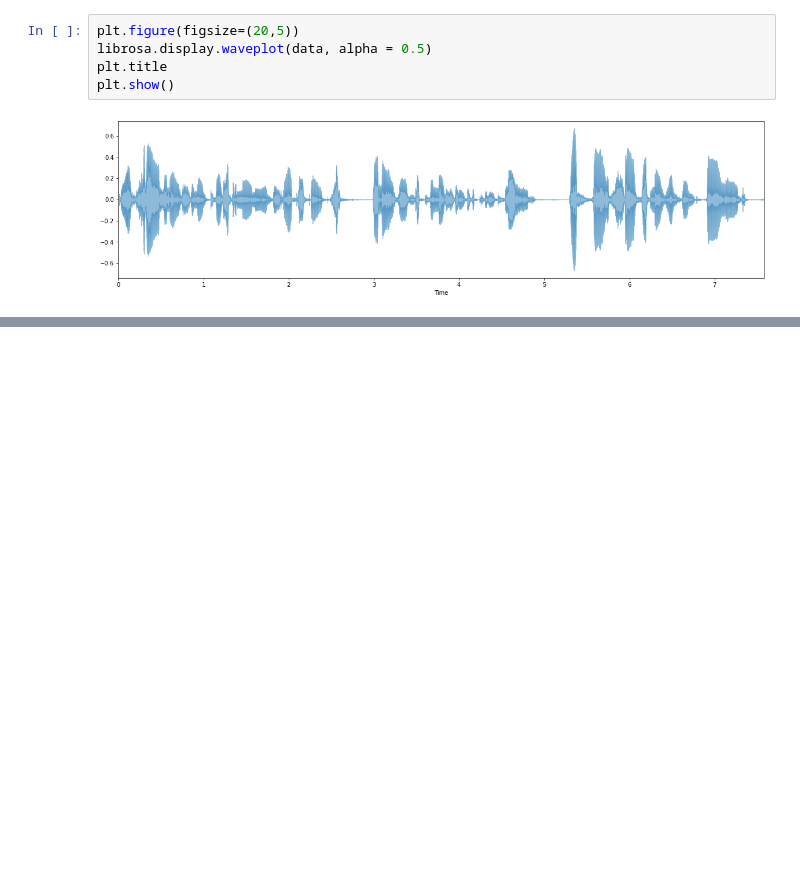
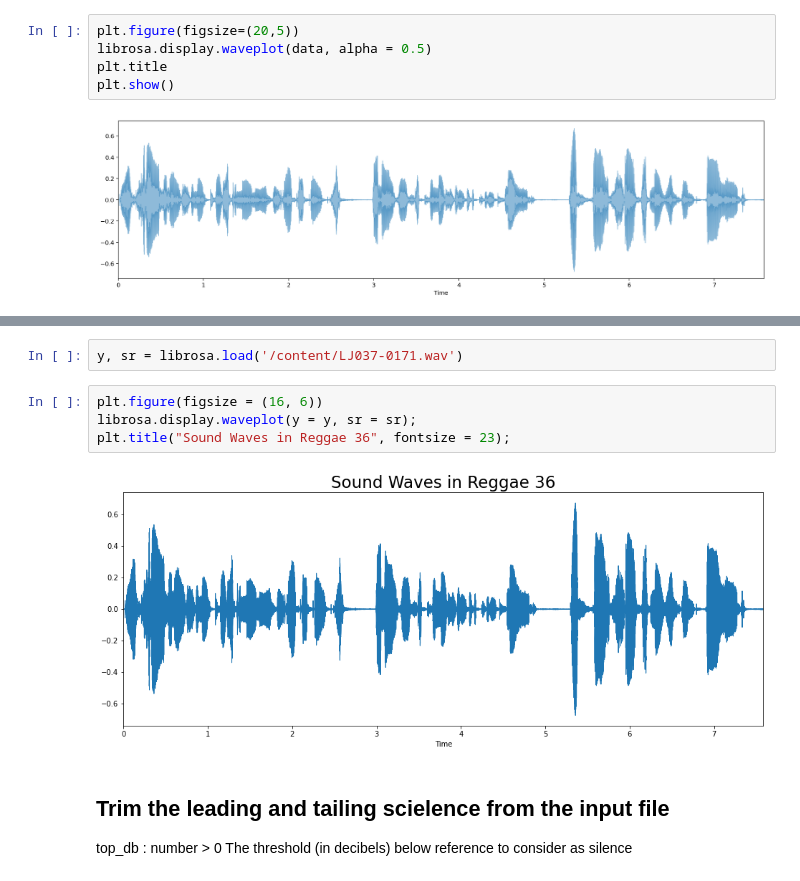
Before and after one commit to mehdihosseinimoghadam/Signal-Processing, a Jupyter notebook: Basics.ipynb, the cells around one changed output, grey strips where cells are left out. Drawn from its saved outputs; the diff is of its cells as text; blank space fills up the shorter version.

```diff
--- a/Basics.ipynb
+++ b/Basics.ipynb
@@ -62,0 +107,13 @@ plt.show()
+# %%
+y, sr = librosa.load('/content/LJ037-0171.wav')
+# %%
+plt.figure(figsize = (16, 6))
+librosa.display.waveplot(y = y, sr = sr);
+plt.title("Sound Waves in Reggae 36", fontsize = 23);
+# %% [output]
+[figure, added]
+# %% [markdown]
+## Trim the leading and tailing scielence from the input file
+top_db : number > 0
+    The threshold (in decibels) below reference to consider as
+silence
```
Also changed, not shown: parts of 23 cells of this notebook.
